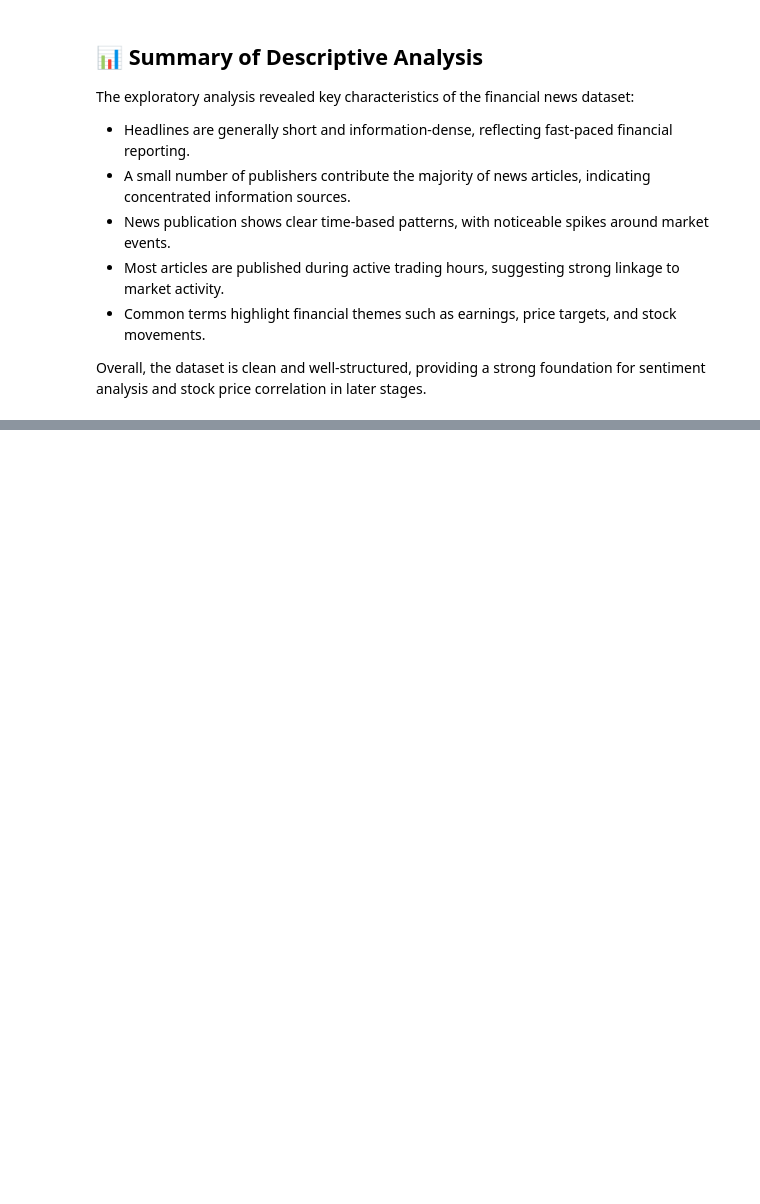
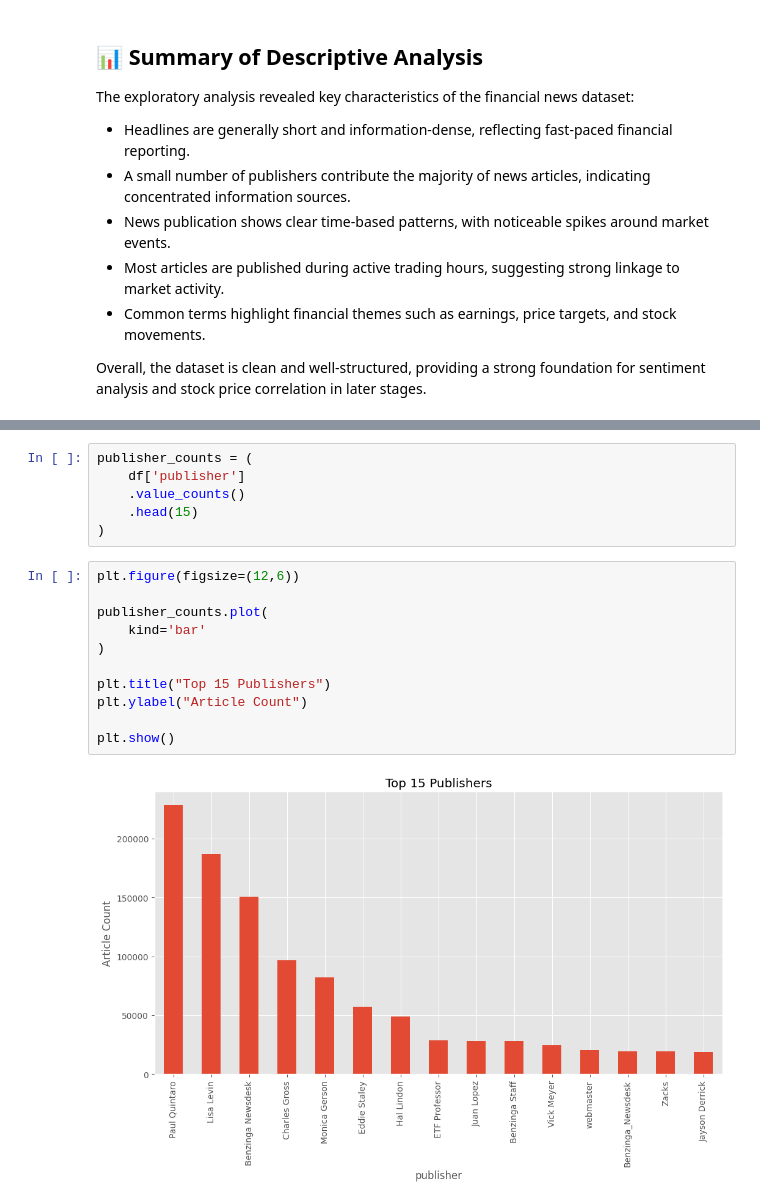
Before and after one commit to Redeat-Birhane/news-sentiment-analysis, a Jupyter notebook: notebooks/task1_eda.ipynb, the cells around one changed output, grey strips where cells are left out. Saved outputs shown, nothing was run; the diff lists cells and outputs as text; blank space fills up the shorter version.

Commit message:
feat: analyze publisher activity distribution

```diff
--- a/notebooks/task1_eda.ipynb
+++ b/notebooks/task1_eda.ipynb
@@ -107,0 +129,19 @@ Overall, the dataset is clean and well-structured, providing a strong foundation
+# %%
+publisher_counts = (
+    df['publisher']
+    .value_counts()
+    .head(15)
+)
+# %%
+plt.figure(figsize=(12,6))
+
+publisher_counts.plot(
+    kind='bar'
+)
+
+plt.title("Top 15 Publishers")
+plt.ylabel("Article Count")
+
+plt.show()
+# %% [output]
+[figure, added]
```
Also changed, not shown: parts of 7 cells of this notebook.
